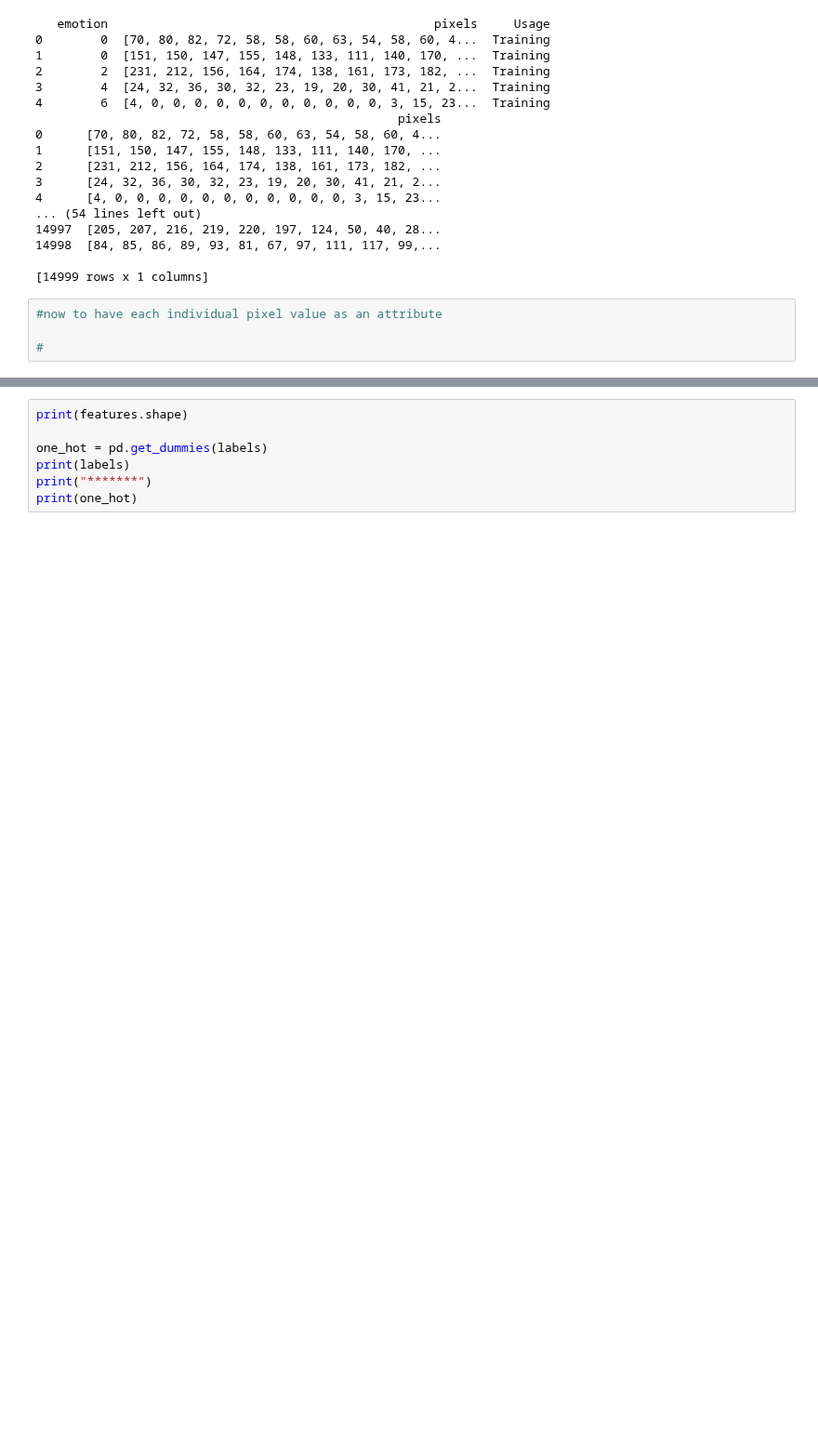
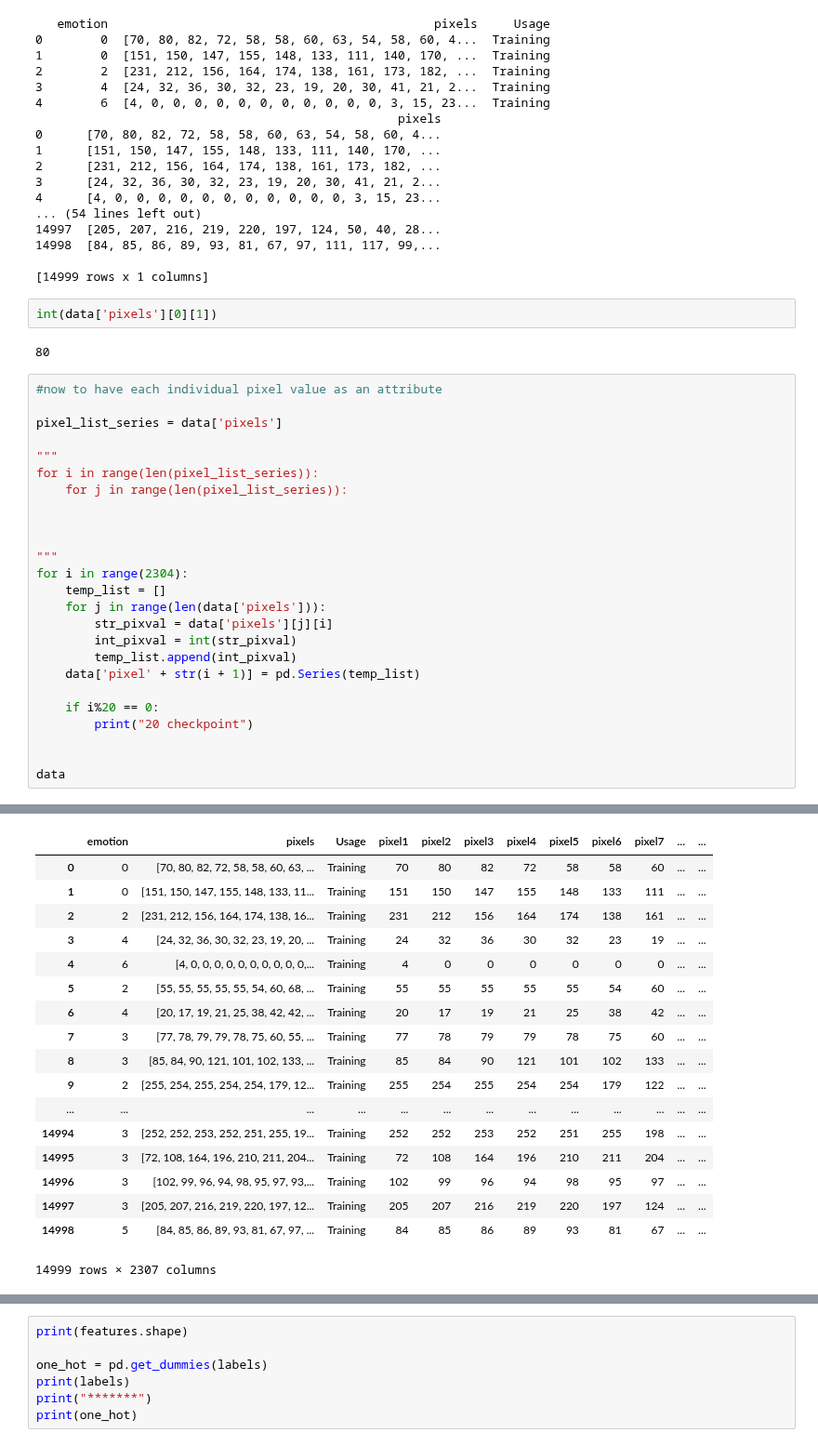
Before and after one commit to chandrasekara/Neural-Network-Facial-Expression-Classifier, a Jupyter notebook: capstone/analysis.ipynb, the cells around one changed output, grey strips where cells are left out. Shown at 93% size. Cells and saved outputs as stored; diff of their text form; blank space fills up the shorter version.

```diff
--- a/capstone/analysis.ipynb
+++ b/capstone/analysis.ipynb
@@ -84,7 +84,33 @@ print(features)
 14998  [84, 85, 86, 89, 93, 81, 67, 97, 111, 117, 99,...
 
 [14999 rows x 1 columns]
-# %%
-#now to have each individual pixel value as an attribute
-
-#
+# %%
+int(data['pixels'][0][1])
+# %% [output]
+80
+# %%
+#now to have each individual pixel value as an attribute
+
+pixel_list_series = data['pixels']
+
+"""
+for i in range(len(pixel_list_series)):
+    for j in range(len(pixel_list_series)):
+
+
+
+"""
+for i in range(2304):
+    temp_list = []
+    for j in range(len(data['pixels'])):
+        str_pixval = data['pixels'][j][i]
+        int_pixval = int(str_pixval)
+        temp_list.append(int_pixval)
+    data['pixel' + str(i + 1)] = pd.Series(temp_list)
+
+    if i%20 == 0:
+        print("20 checkpoint")
+
+
+data
+# %% [output]
@@ -90,0 +134,18 @@ print(features)
+|  | emotion | pixels | Usage | pixel1 | pixel2 | pixel3 | pixel4 | pixel5 | pixel6 | pixel7 | ... | ... |
+| 0 | 0 | [70, 80, 82, 72, 58, 58, 60, 63, ... | Training | 70 | 80 | 82 | 72 | 58 | 58 | 60 | ... | ... |
+| 1 | 0 | [151, 150, 147, 155, 148, 133, 11... | Training | 151 | 150 | 147 | 155 | 148 | 133 | 111 | ... | ... |
+| 2 | 2 | [231, 212, 156, 164, 174, 138, 16... | Training | 231 | 212 | 156 | 164 | 174 | 138 | 161 | ... | ... |
+| 3 | 4 | [24, 32, 36, 30, 32, 23, 19, 20, ... | Training | 24 | 32 | 36 | 30 | 32 | 23 | 19 | ... | ... |
+| 4 | 6 | [4, 0, 0, 0, 0, 0, 0, 0, 0, 0, 0,... | Training | 4 | 0 | 0 | 0 | 0 | 0 | 0 | ... | ... |
+| 5 | 2 | [55, 55, 55, 55, 55, 54, 60, 68, ... | Training | 55 | 55 | 55 | 55 | 55 | 54 | 60 | ... | ... |
+| 6 | 4 | [20, 17, 19, 21, 25, 38, 42, 42, ... | Training | 20 | 17 | 19 | 21 | 25 | 38 | 42 | ... | ... |
+| 7 | 3 | [77, 78, 79, 79, 78, 75, 60, 55, ... | Training | 77 | 78 | 79 | 79 | 78 | 75 | 60 | ... | ... |
+| 8 | 3 | [85, 84, 90, 121, 101, 102, 133, ... | Training | 85 | 84 | 90 | 121 | 101 | 102 | 133 | ... | ... |
+| 9 | 2 | [255, 254, 255, 254, 254, 179, 12... | Training | 255 | 254 | 255 | 254 | 254 | 179 | 122 | ... | ... |
+| ... | ... | ... | ... | ... | ... | ... | ... | ... | ... | ... | ... | ... |
+| 14994 | 3 | [252, 252, 253, 252, 251, 255, 19... | Training | 252 | 252 | 253 | 252 | 251 | 255 | 198 | ... | ... |
+| 14995 | 3 | [72, 108, 164, 196, 210, 211, 204... | Training | 72 | 108 | 164 | 196 | 210 | 211 | 204 | ... | ... |
+| 14996 | 3 | [102, 99, 96, 94, 98, 95, 97, 93,... | Training | 102 | 99 | 96 | 94 | 98 | 95 | 97 | ... | ... |
+| 14997 | 3 | [205, 207, 216, 219, 220, 197, 12... | Training | 205 | 207 | 216 | 219 | 220 | 197 | 124 | ... | ... |
+| 14998 | 5 | [84, 85, 86, 89, 93, 81, 67, 97, ... | Training | 84 | 85 | 86 | 89 | 93 | 81 | 67 | ... | ... |
+14999 rows × 2307 columns
```
Also changed, not shown: parts of 4 cells of this notebook.
